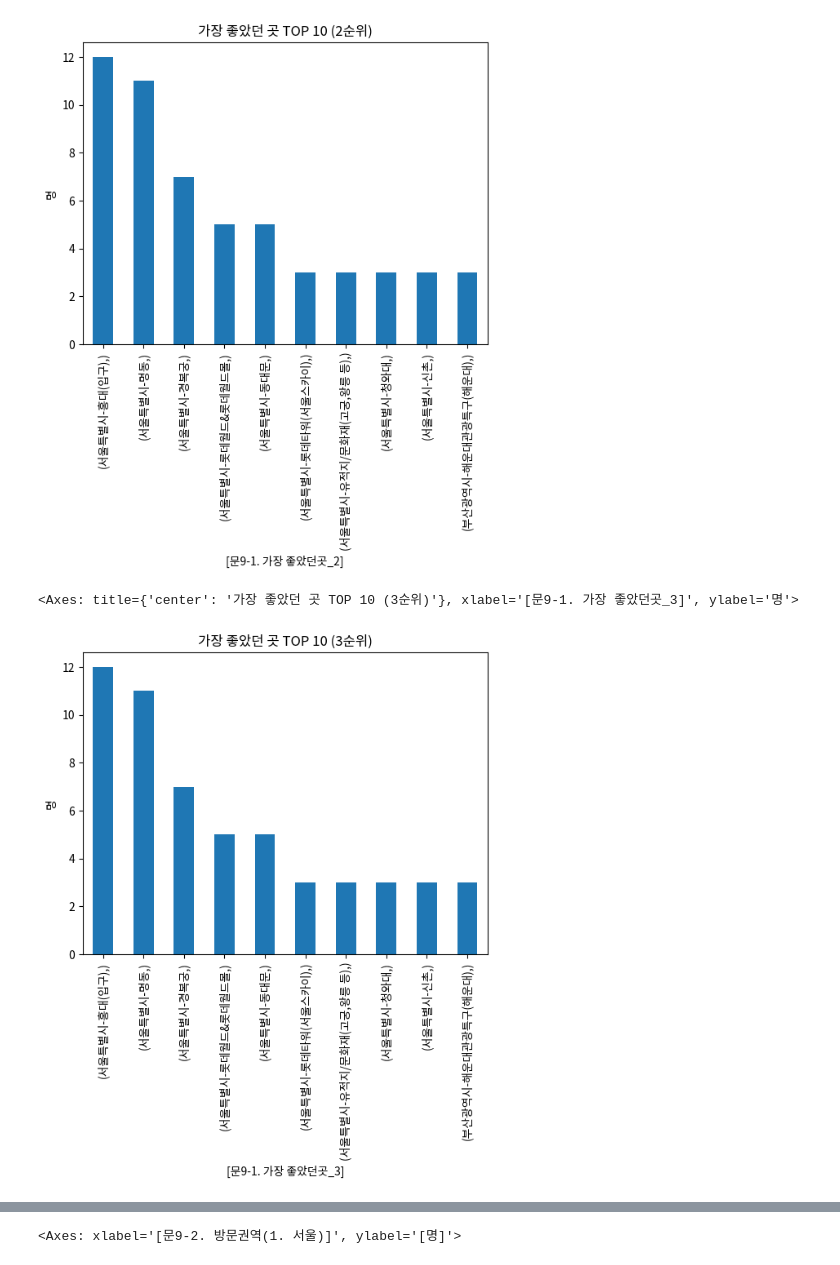
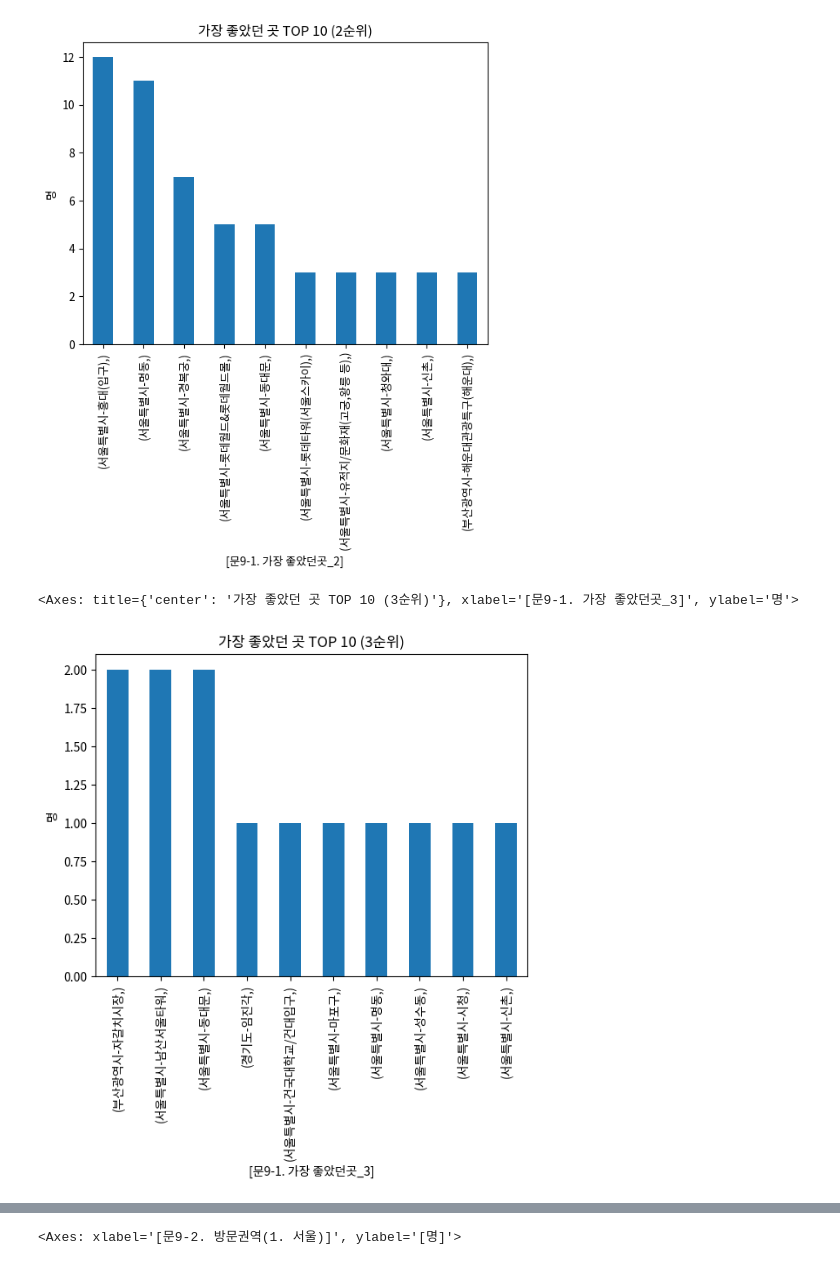
Before and after one commit to kKn00077/techit-travel-data-analysis, a Jupyter notebook: china.ipynb, the cells around one changed output, grey strips where cells are left out. Drawn from its saved outputs; the diff is of its cells as text; code cells hidden in the pictures.

```diff
--- a/china.ipynb
+++ b/china.ipynb
@@ -436,3 +454,14 @@ info_df.loc[info_df['Q8a03'] != -1, ['Q8a03']].value_counts().plot.bar(
 # %% [output]
 <Axes: xlabel='[문8. 참여한 활동(3. 자연경관 감상)]', ylabel='[명]'>
 [figure]
+# %%
+# 참여한 활동 1-2-3순위 합치기
+
+# "Q8a01", "Q8a02", "Q8a03" 에서 -1을 제외한 첫번째 값을 가져오기
+info_df['Q8a00'] = info_df[["Q8a01", "Q8a02", "Q8a03"]].replace(-1.0, None).bfill(axis=1).iloc[:, 0]
+
+info_df['Q8a00'].value_counts().plot.bar(
+    color='orange',
+    ylabel=['명'],
+    xlabel=['참여한 활동']
+)
@@ -468,3 +500,14 @@ info_df.loc[info_df['Q8_1a3'] != -1, ['Q8_1a3']].value_counts().plot.bar(
 # %% [output]
 <Axes: xlabel='[문8-1. 만족한 활동_3순위]', ylabel='[명]'>
 [figure]
+# %%
+# 만족한 활동 1-2-3순위 합치기
+
+# "Q8_1a1", "Q8_1a2", "Q8_1a3" 에서 -1을 제외한 첫번째 값을 가져오기
+info_df['Q8_1a0'] = info_df[["Q8_1a1", "Q8_1a2", "Q8_1a3"]].replace(-1.0, None).bfill(axis=1).iloc[:, 0]
+
+info_df['Q8_1a0'].value_counts().plot.bar(
+    color='orange',
+    ylabel=['명'],
+    xlabel=['만족한 활동']
+)
@@ -503,15 +552,15 @@ top_10_places_2.plot.bar(
 # %%
 # 가장 좋았던 곳 3순위 TOP 10
 
 # 'Q9_1_3' 에서 상위 10개 장소만 추출
 top_10_places_3 = info_df.loc[info_df['Q9_1_3'] != -1, ['Q9_1_3']].value_counts().head(10)
 
 # 상위 10개 장소 시각화
-top_10_places_2.plot.bar(
+top_10_places_3.plot.bar(
     ylabel='명',
     xlabel=columns_value_df.loc[columns_value_df['변수명'] == 'Q9_1_3', '항목명'].head(1).values,
     title="가장 좋았던 곳 TOP 10 (3순위)"
 )
 # %% [output]
 <Axes: title={'center': '가장 좋았던 곳 TOP 10 (3순위)'}, xlabel='[문9-1. 가장 좋았던곳_3]', ylabel='명'>
-[figure, old version]
+[figure, new version]
```
Also changed, not shown: parts of 10 cells of this notebook.
